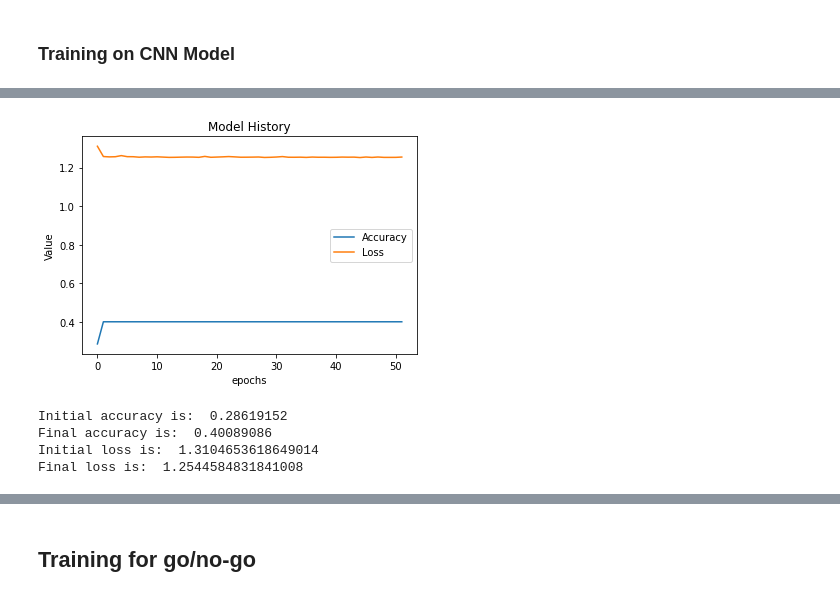
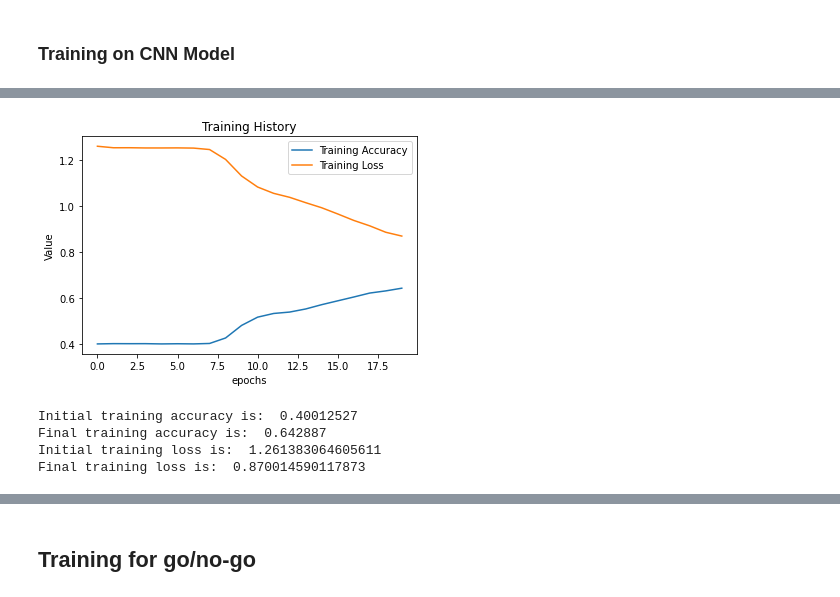
Before and after one commit to Arush0113/EEG_Pipeline, a Jupyter notebook: team02/main_raw_code_1.ipynb, the cells around one changed output, grey strips where cells are left out. Drawn from its saved outputs; the diff is of its cells as text; code cells hidden in the pictures.

```diff
--- a/team02/main_raw_code_1.ipynb
+++ b/team02/main_raw_code_1.ipynb
@@ -1028,3 +1032,12 @@ Initial Validation loss is:  1.2612336079279582
 Final Validation loss is:  0.726211060418023
 # %% [markdown]
 ### Training on CNN Model
+# %%
+train_test_split = int(0.8 * len(xcnn))
+print(train_test_split)
+
+x_train_cnn = xcnn[:train_test_split]
+y_train_cnn = ycnn[:train_test_split]
+
+x_test_cnn = xcnn[train_test_split:]
+y_test_cnn = ycnn[train_test_split:]
@@ -1031,3 +1046,15 @@ Final Validation loss is:  0.726211060418023
+# %%
+def get_cyclic_generator(features, labels, batch_size = 1):
+  while True:
+    for n in range(features.shape[0]//batch_size):
+      yield (features[n*batch_size: (n+1)*batch_size], labels[n*batch_size: (n+1)*batch_size])
+    permuted = np.random.permutation(len(features))
+    features = features[permuted]
+    labels = labels[permuted]
+# %%
+train_batch_size = 32
+train_cyclic_generator_cnn = get_cyclic_generator(xcnn, ycnn, batch_size = train_batch_size)
+# test_cyclic_generator = get_cyclic_generator(x_test, y_test, batch_size = train_batch_size)
 # %%
 inp_shape = (dims_lstm_1, dims_lstm_2)
 ip = tf.keras.Input(shape = inp_shape)
@@ -1073,5 +1100,10 @@ cnn_checkpoint = ModelCheckpoint(filepath = path,
 
 cnn.compile(loss = 'categorical_crossentropy', metrics = ['acc'], optimizer = 'adam')
 # %%
-cnn_history = cnn.fit(xlstm, ylstm, epochs=500, batch_size = 64, callbacks = [cnn_earlystop, cnn_checkpoint]) #Fitting the model
+cnn_history = cnn.fit(train_cyclic_generator_cnn,
+                        validation_data = (x_test_cnn, y_test_cnn),
+                        steps_per_epoch= 449,
+                        epochs = 20,
+#                         batch_size = 64,
+                        callbacks = [cnn_earlystop, cnn_checkpoint]) #Fitting the model
 # %% [output]
@@ -1095,20 +1127,20 @@ Epoch 00052: acc did not improve from 0.40089
 # %%
 #Plotting model history
 plt.plot(cnn_history.history['acc'])
 plt.plot(cnn_history.history['loss'])
-plt.legend(['Accuracy', 'Loss'])
-plt.title('Model History')
+plt.legend(['Training Accuracy', 'Training Loss'])
+plt.title('Training History')
 plt.ylabel('Value')
 plt.xlabel('epochs')
 plt.show()
-print("Initial accuracy is: ", cnn_history.history['acc'][0])
-print("Final accuracy is: ", cnn_history.history['acc'][-1])
+print("Initial training accuracy is: ", cnn_history.history['acc'][0])
+print("Final training accuracy is: ", cnn_history.history['acc'][-1])
 
-print("Initial loss is: ", cnn_history.history['loss'][0])
-print("Final loss is: ", cnn_history.history['loss'][-1])
+print("Initial training loss is: ", cnn_history.history['loss'][0])
+print("Final training loss is: ", cnn_history.history['loss'][-1])
 # %% [output]
-[figure, old version]
+[figure, new version]
-Initial accuracy is:  0.28619152
-Final accuracy is:  0.40089086
-Initial loss is:  1.3104653618649014
-Final loss is:  1.2544584831841008
+Initial training accuracy is:  0.40012527
+Final training accuracy is:  0.642887
+Initial training loss is:  1.261383064605611
+Final training loss is:  0.870014590117873
```
Also changed, not shown: parts of 6 cells of this notebook.
